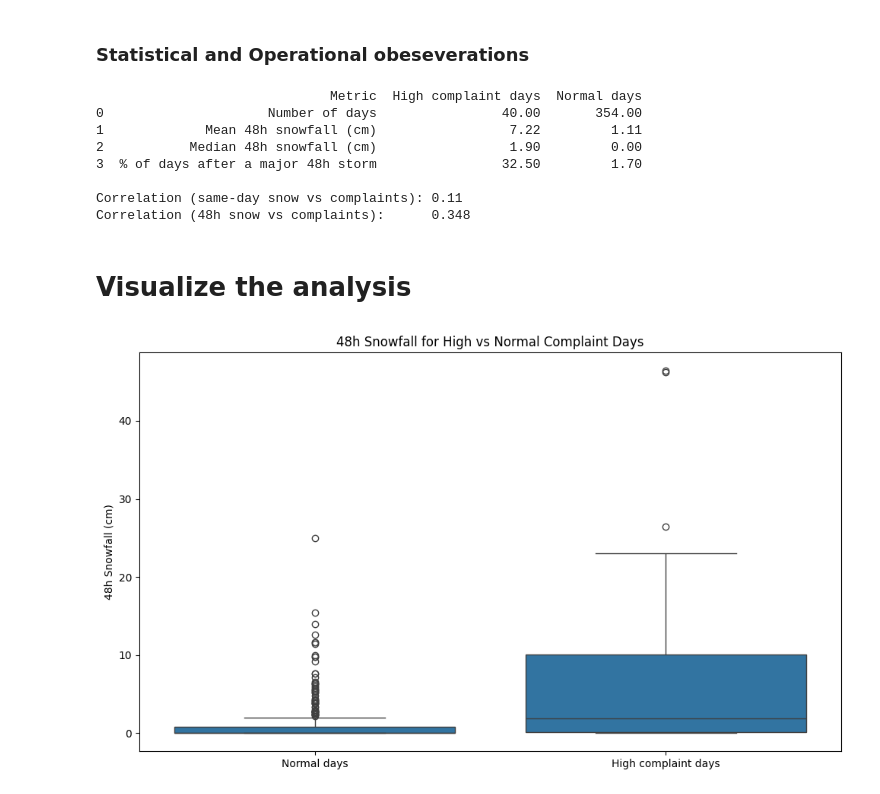
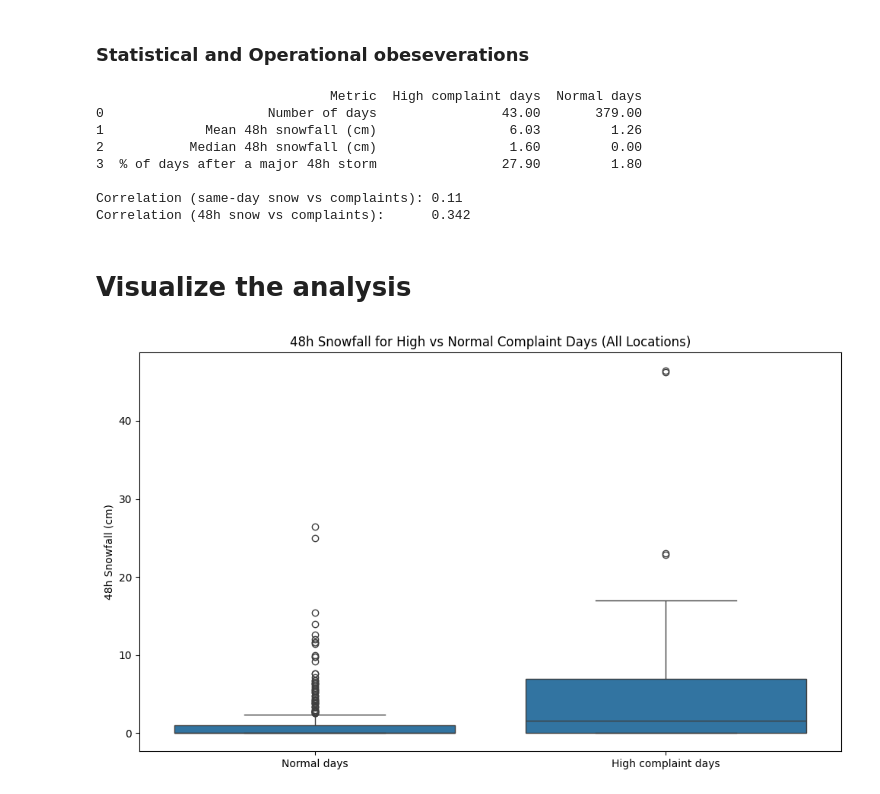
Before and after one commit to jlin219myseneca-art/BAN240-AI-311, a Jupyter notebook: 311_BAN240_AI.ipynb, the cells around one changed output. Cells and saved outputs as stored; diff of their text form; code cells hidden in the pictures.

```diff
--- a/311_BAN240_AI.ipynb
+++ b/311_BAN240_AI.ipynb
@@ -240,6 +245,11 @@ df_weather = pd.read_csv(weather_file_path)
 
 print("Weather data loaded successfully. First 5 rows:")
 display(df_weather.head())
+
+# Convert 'date' column to datetime if not already done for accurate min/max
+df_weather['date'] = pd.to_datetime(df_weather['date'])
+
+print(f"\nWeather data covers period from {df_weather['date'].min().strftime('%Y-%m-%d')} to {df_weather['date'].max().strftime('%Y-%m-%d')}")
 # %% [output]
 Weather data loaded successfully. First 5 rows:
 |  | date | max_temperature | avg_hourly_temperature | avg_temperature | min_temperature | max_humidex | ... |
@@ -736,15 +795,15 @@ The analysis revealed several key patterns regarding snow-related service reques
 # Part 2. Compare normal and high complaint days for lag effect analysis
 # %%
 #Step A: High Complaint Day Definition:
-# Suppose daily_stats has columns: date, complaints, snowfall_cm
-threshold = daily_stats['complaints'].quantile(0.9)  # top 10%, or  90th percentile of daily complaints
-daily_stats['is_high_complaint'] = daily_stats['complaints'] >= threshold
+# Suppose daily_stats_all_locations has columns: date, complaints, snowfall_cm
+threshold = daily_stats_all_locations['complaints'].quantile(0.9)  # top 10%, or  90th percentile of daily complaints
+daily_stats_all_locations['is_high_complaint'] = daily_stats_all_locations['complaints'] >= threshold
 # %%
 #Step B – Compute 2‑day cumulative snowfall for all days
-daily_stats = daily_stats.sort_values('created_date_only')
-daily_stats['snow_48hr'] = (
-    daily_stats['snowfall_cm'] +
-    daily_stats['snowfall_cm'].shift(1)
+daily_stats_all_locations = daily_stats_all_locations.sort_values('created_date_only')
+daily_stats_all_locations['snow_48hr'] = (
+    daily_stats_all_locations['snowfall_cm'] +
+    daily_stats_all_locations['snowfall_cm'].shift(1)
 )
 # %% [markdown]
 ### Statistical and Operational obeseverations
@@ -753,14 +812,14 @@ import pandas as pd
 import numpy as np
 
 # Ensure rows are sorted by date (already handled in previous steps, but for robustness)
-daily_stats = daily_stats.sort_values('created_date_only')
+daily_stats_all_locations = daily_stats_all_locations.sort_values('created_date_only')
 
 # Create lag-based snowfall features needed for major_storm_48h
-daily_stats['snow_lag1'] = daily_stats['snowfall_cm'].shift(1).fillna(0)
-daily_stats['snow_lag2'] = daily_stats['snowfall_cm'].shift(2).fillna(0)
+daily_stats_all_locations['snow_lag1'] = daily_stats_all_locations['snowfall_cm'].shift(1).fillna(0)
+daily_stats_all_locations['snow_lag2'] = daily_stats_all_locations['snowfall_cm'].shift(2).fillna(0)
 
 # Recalculate 48h snowfall using the newly created snow_lag1 (if snow_48hr already exists, this updates it)
-daily_stats['snow_48hr'] = daily_stats['snowfall_cm'] + daily_stats['snow_lag1']
+daily_stats_all_locations['snow_48hr'] = daily_stats_all_locations['snowfall_cm'] + daily_stats_all_locations['snow_lag1']
 
 # Classify 48h snowfall severity
 def classify_48h_severity(x):
@@ -775,21 +834,21 @@ def classify_48h_severity(x):
     else:
         return "No Snow (48h)"
 
-daily_stats['snow48_severity'] = daily_stats['snow_48hr'].apply(classify_48h_severity)
+daily_stats_all_locations['snow48_severity'] = daily_stats_all_locations['snow_48hr'].apply(classify_48h_severity)
 
 # Boolean: did a heavy/blizzard-level event occur in last 48 hours? (ending on current day)
-daily_stats['major_storm_48h'] = daily_stats['snow48_severity'].isin([
+daily_stats_all_locations['major_storm_48h'] = daily_stats_all_locations['snow48_severity'].isin([
     "Heavy Snow (48h)",
     "Blizzard (48h)"
 ])
 
 # New: Boolean for if the PREVIOUS day's 48h period was a major storm
 # Explicitly convert to int then fillna(0) to avoid FutureWarning, then back to bool
-daily_stats['prev_day_was_major_storm_48h'] = daily_stats['major_storm_48h'].astype(int).shift(1).fillna(0).astype(bool)
+daily_stats_all_locations['prev_day_was_major_storm_48h'] = daily_stats_all_locations['major_storm_48h'].astype(int).shift(1).fillna(0).astype(bool)
 
 # Split into high vs normal complaint days
-high   = daily_stats[daily_stats['is_high_complaint']]
-normal = daily_stats[~daily_stats['is_high_complaint']]
+high   = daily_stats_all_locations[daily_stats_all_locations['is_high_complaint']]
+normal = daily_stats_all_locations[~daily_stats_all_locations['is_high_complaint']]
 
 # Build a summary table
 summary = pd.DataFrame({
@@ -816,46 +875,46 @@ summary = pd.DataFrame({
 print(summary)
 
 # Show correlations below the table
-corr_same = daily_stats['snowfall_cm'].corr(daily_stats['complaints'])
-corr_48   = daily_stats['snow_48hr'].corr(daily_stats['complaints'])
+corr_same = daily_stats_all_locations['snowfall_cm'].corr(daily_stats_all_locations['complaints'])
+corr_48   = daily_stats_all_locations['snow_48hr'].corr(daily_stats_all_locations['complaints'])
 
 print("\nCorrelation (same-day snow vs complaints):", round(corr_same, 3))
 print("Correlation (48h snow vs complaints):     ", round(corr_48, 3))
 # %% [output]
                               Metric  High complaint days  Normal days
-0                     Number of days                40.00       354.00
-1             Mean 48h snowfall (cm)                 7.22         1.11
-2           Median 48h snowfall (cm)                 1.90         0.00
-3  % of days after a major 48h storm                32.50         1.70
+0                     Number of days                43.00       379.00
+1             Mean 48h snowfall (cm)                 6.03         1.26
+2           Median 48h snowfall (cm)                 1.60         0.00
+3  % of days after a major 48h storm                27.90         1.80
 
 Correlation (same-day snow vs complaints): 0.11
-Correlation (48h snow vs complaints):      0.348
+Correlation (48h snow vs complaints):      0.342
 # %% [markdown]
 # Visualize the analysis
 # %%
 import matplotlib.pyplot as plt
 import seaborn as sns
 
 # Prepare a simpler frame for plotting
-plot_df = daily_stats.copy()
+plot_df = daily_stats_all_locations.copy() # Changed to daily_stats_all_locations
 plot_df['Complaint Level'] = plot_df['is_high_complaint'].map({
     True:  'High complaint days',
     False: 'Normal days'
 })
 
 plt.figure(figsize=(10, 6))
 sns.boxplot(
     data=plot_df,
     x='Complaint Level',
     y='snow_48hr'
 )
 plt.xlabel('')
 plt.ylabel('48h Snowfall (cm)')
-plt.title('48h Snowfall for High vs Normal Complaint Days')
+plt.title('48h Snowfall for High vs Normal Complaint Days (All Locations)') # Updated title
 plt.tight_layout()
 plt.show()
 # %% [output]
-[figure, old version]
+[figure, new version]
 # %%
 # Calculate percentages for bar chart
 pct_high_after_storm   = high['prev_day_was_major_storm_48h'].mean() * 100
```
Also changed, not shown: parts of 16 cells of this notebook.
